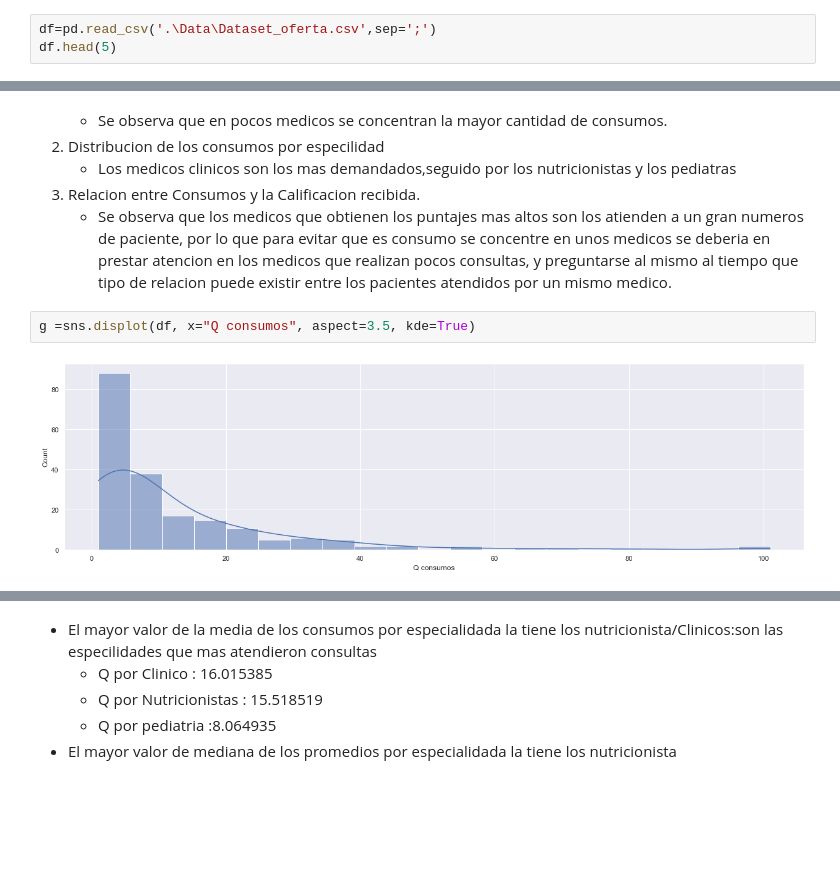
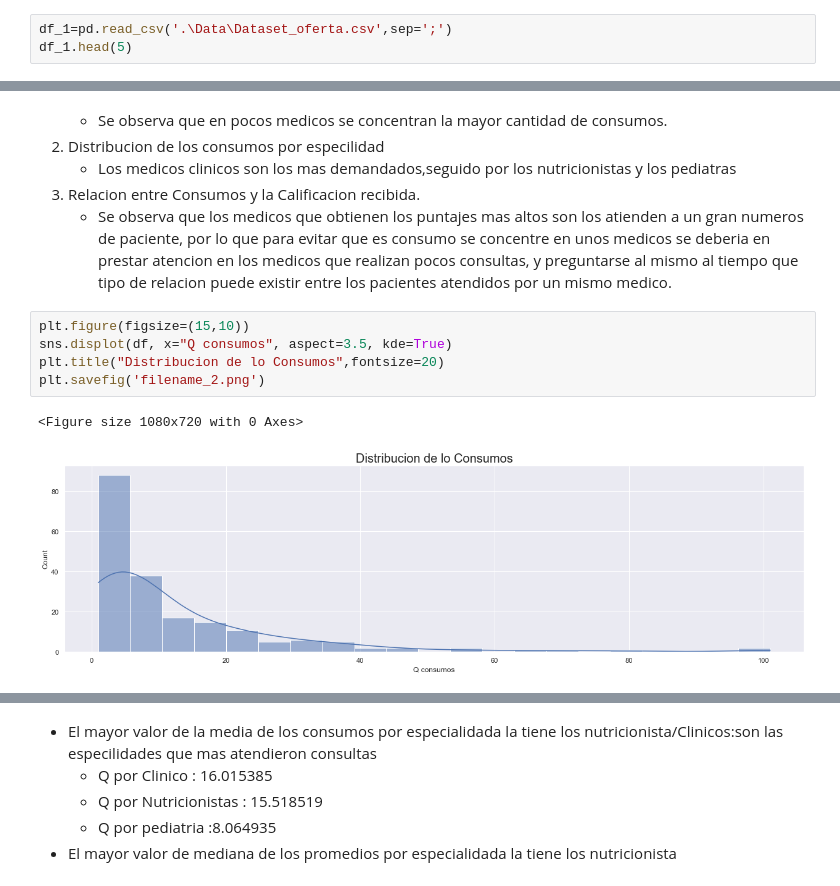
Before and after one commit to JuanMajul/Mentoria_DiploDatos2021, a Jupyter notebook: Analisis_Oferta.ipynb, the cells around one changed output, grey strips where cells are left out. Saved outputs shown, nothing was run; the diff lists cells and outputs as text; blank space fills up the shorter version.

Commit message:
Se agrego el analisis de la oferta

```diff
--- a/Analisis_Oferta.ipynb
+++ b/Analisis_Oferta.ipynb
@@ -18,6 +19,6 @@ import ptitprince as pt
 # %%
-df=pd.read_csv('.\Data\Dataset_oferta.csv',sep=';')
-df.head(5)
+df_1=pd.read_csv('.\Data\Dataset_oferta.csv',sep=';')
+df_1.head(5)
 # %% [output]
 |  | id_prestador_encoded | especialidad_prestador_encoded | descripcion_practica_encoded | Q consumos | Promedio calificacion recibida |
 | 0 | 200030 | CLINICA MEDICA | ATENCION ON LINE COVID19 | 1 | 2 |
@@ -170,9 +175,13 @@ plt.show()
   3. Relacion entre Consumos y la Calificacion recibida.
       *  Se observa que los medicos que obtienen los puntajes mas altos son los atienden a un gran numeros de paciente, por lo que para evitar que es consumo se concentre en unos medicos se deberia en prestar atencion en los medicos que realizan pocos consultas, y preguntarse al mismo al tiempo que tipo de relacion puede existir entre los pacientes atendidos por un  mismo medico.
 # %%
-g =sns.displot(df, x="Q consumos", aspect=3.5, kde=True)
+plt.figure(figsize=(15,10))
+sns.displot(df, x="Q consumos", aspect=3.5, kde=True)
+plt.title("Distribucion de lo Consumos",fontsize=20)
+plt.savefig('filename_2.png')
 # %% [output]
+<Figure size 1080x720 with 0 Axes>
-[figure, old version]
+[figure, new version]
 # %%
 plt.figure(figsize=(15,15))
 
```
Also changed, not shown: parts of 12 cells of this notebook, 1 other file.
